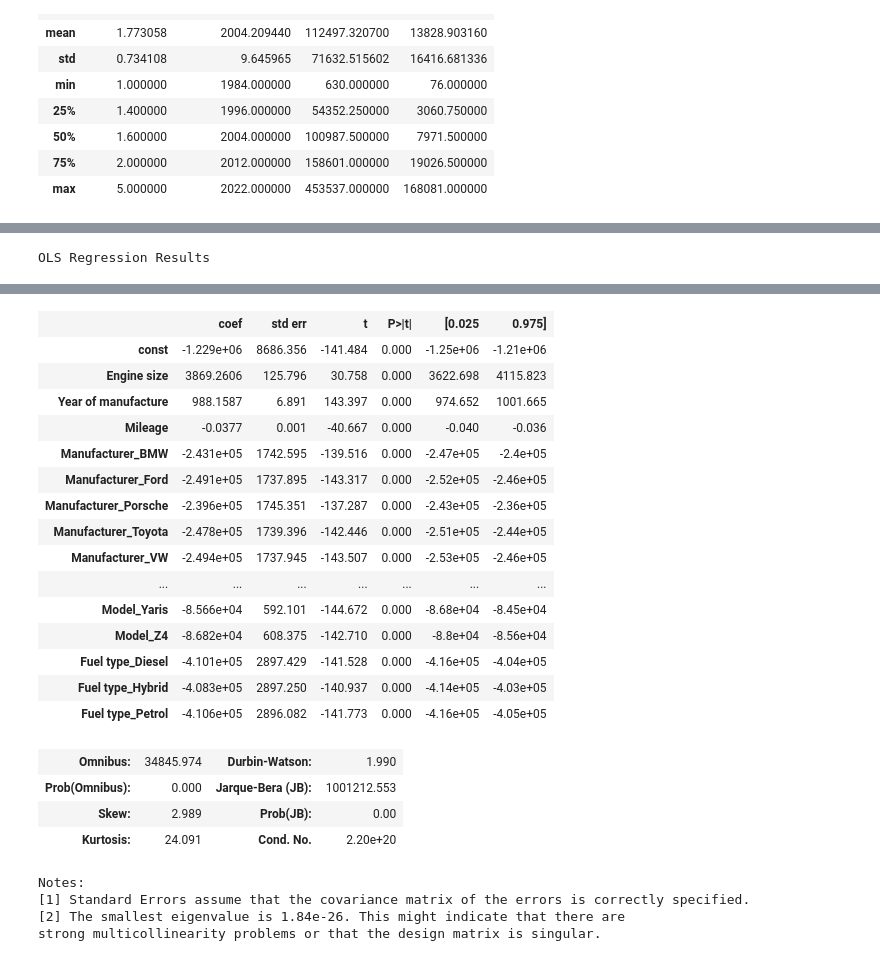
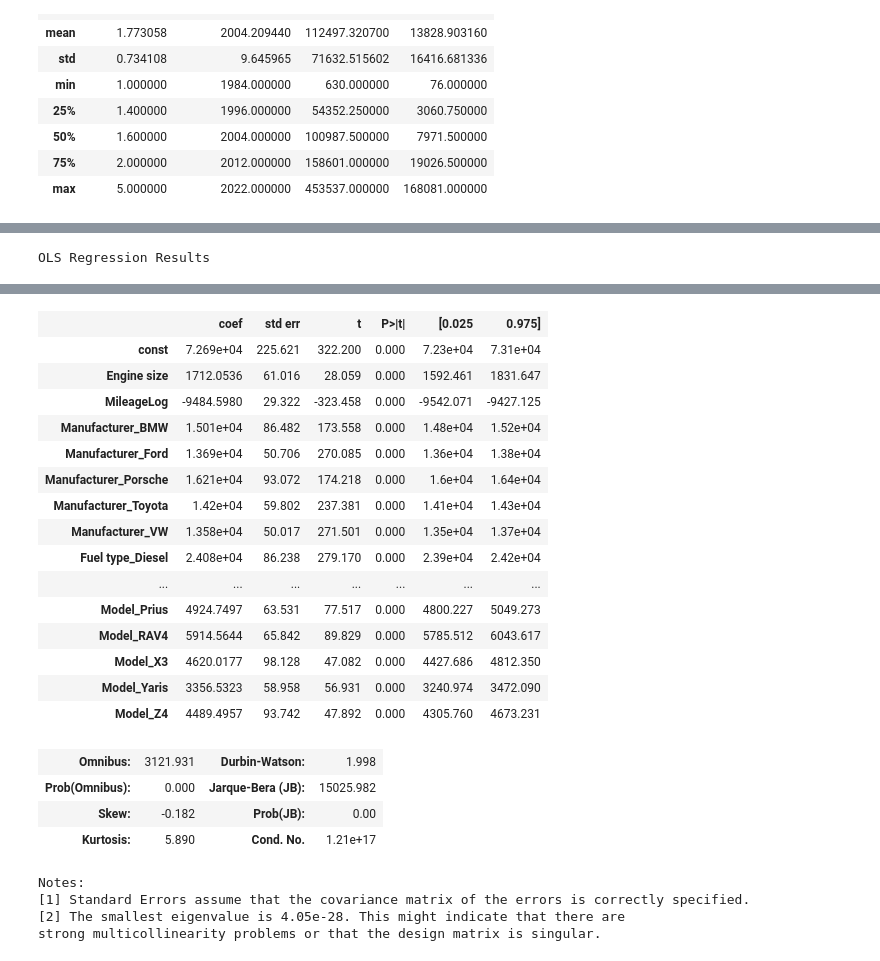
Before and after one commit to kyon4ik/car_price_prediction, a Jupyter notebook: model.ipynb, the cells around one changed output, grey strips where cells are left out. Saved outputs shown, nothing was run; the diff lists cells and outputs as text; code cells hidden in the pictures.

```diff
--- a/model.ipynb
+++ b/model.ipynb
@@ -20,4 +38,16 @@ df.describe()
+# %%
+unused_params = {'Year of manufacture', 'Mileage'}
+dummy_params = list({'Manufacturer', 'Model', 'Fuel type'} - unused_params)
 # %%
-df2 = pd.get_dummies(df, columns=['Manufacturer', 'Model', 'Fuel type'], drop_first=False)
-df2
+params = df_no_outliers.copy()
+
+params['MileageLog'] = np.log(params['Mileage'])
+
+if len(unused_params) > 0:
+    params = params.drop(columns=unused_params)
+
+if len(dummy_params) > 0:
+    params = pd.get_dummies(params, columns=dummy_params, drop_first=False)
+
+params
 # %% [output]
@@ -44,17 +73,0 @@ plt.show()
-# %%
-y = df2['Price']
-x = df2.drop(columns='Price')
-
-results = []
-for col in x.columns:
-    X = sm.add_constant(df2[col])
-    model = sm.OLS(y, X.astype(float)).fit()
-    results.append({
-        'Predictor': col,
-        'Coefficient': model.params[col],
-        'p-value': model.pvalues[col],
-        'R^2': model.rsquared
-    })
-
-results_df = pd.DataFrame(results)
-results_df
@@ -79,6 +74,8 @@ results_df
 # %%
-x_full = sm.add_constant(x)
-model_final = sm.OLS(y, x_full.astype(float)).fit()
-model_final.summary()
+y = params['Price']
+X = params.drop(columns='Price').astype(float)
+X = sm.add_constant(X)
+model = sm.OLS(y, X).fit()
+model.summary()
 # %% [output]
 OLS Regression Results
@@ -93,25 +90,25 @@ OLS Regression Results
 | Covariance Type: | nonrobust |  |  |
 |  | coef | std err | t | P>|t| | [0.025 | 0.975] |
-| const | -1.229e+06 | 8686.356 | -141.484 | 0.000 | -1.25e+06 | -1.21e+06 |
-| Engine size | 3869.2606 | 125.796 | 30.758 | 0.000 | 3622.698 | 4115.823 |
-| Year of manufacture | 988.1587 | 6.891 | 143.397 | 0.000 | 974.652 | 1001.665 |
-| Mileage | -0.0377 | 0.001 | -40.667 | 0.000 | -0.040 | -0.036 |
-| Manufacturer_BMW | -2.431e+05 | 1742.595 | -139.516 | 0.000 | -2.47e+05 | -2.4e+05 |
-| Manufacturer_Ford | -2.491e+05 | 1737.895 | -143.317 | 0.000 | -2.52e+05 | -2.46e+05 |
-| Manufacturer_Porsche | -2.396e+05 | 1745.351 | -137.287 | 0.000 | -2.43e+05 | -2.36e+05 |
-| Manufacturer_Toyota | -2.478e+05 | 1739.396 | -142.446 | 0.000 | -2.51e+05 | -2.44e+05 |
-| Manufacturer_VW | -2.494e+05 | 1737.945 | -143.507 | 0.000 | -2.53e+05 | -2.46e+05 |
+| const | 7.269e+04 | 225.621 | 322.200 | 0.000 | 7.23e+04 | 7.31e+04 |
+| Engine size | 1712.0536 | 61.016 | 28.059 | 0.000 | 1592.461 | 1831.647 |
+| MileageLog | -9484.5980 | 29.322 | -323.458 | 0.000 | -9542.071 | -9427.125 |
+| Manufacturer_BMW | 1.501e+04 | 86.482 | 173.558 | 0.000 | 1.48e+04 | 1.52e+04 |
+| Manufacturer_Ford | 1.369e+04 | 50.706 | 270.085 | 0.000 | 1.36e+04 | 1.38e+04 |
+| Manufacturer_Porsche | 1.621e+04 | 93.072 | 174.218 | 0.000 | 1.6e+04 | 1.64e+04 |
+| Manufacturer_Toyota | 1.42e+04 | 59.802 | 237.381 | 0.000 | 1.41e+04 | 1.43e+04 |
+| Manufacturer_VW | 1.358e+04 | 50.017 | 271.501 | 0.000 | 1.35e+04 | 1.37e+04 |
+| Fuel type_Diesel | 2.408e+04 | 86.238 | 279.170 | 0.000 | 2.39e+04 | 2.42e+04 |
 | ... | ... | ... | ... | ... | ... | ... |
-| Model_Yaris | -8.566e+04 | 592.101 | -144.672 | 0.000 | -8.68e+04 | -8.45e+04 |
-| Model_Z4 | -8.682e+04 | 608.375 | -142.710 | 0.000 | -8.8e+04 | -8.56e+04 |
-| Fuel type_Diesel | -4.101e+05 | 2897.429 | -141.528 | 0.000 | -4.16e+05 | -4.04e+05 |
-| Fuel type_Hybrid | -4.083e+05 | 2897.250 | -140.937 | 0.000 | -4.14e+05 | -4.03e+05 |
-| Fuel type_Petrol | -4.106e+05 | 2896.082 | -141.773 | 0.000 | -4.16e+05 | -4.05e+05 |
+| Model_Prius | 4924.7497 | 63.531 | 77.517 | 0.000 | 4800.227 | 5049.273 |
+| Model_RAV4 | 5914.5644 | 65.842 | 89.829 | 0.000 | 5785.512 | 6043.617 |
+| Model_X3 | 4620.0177 | 98.128 | 47.082 | 0.000 | 4427.686 | 4812.350 |
+| Model_Yaris | 3356.5323 | 58.958 | 56.931 | 0.000 | 3240.974 | 3472.090 |
+| Model_Z4 | 4489.4957 | 93.742 | 47.892 | 0.000 | 4305.760 | 4673.231 |
-| Omnibus: | 34845.974 | Durbin-Watson: | 1.990 |
-| Prob(Omnibus): | 0.000 | Jarque-Bera (JB): | 1001212.553 |
-| Skew: | 2.989 | Prob(JB): | 0.00 |
-| Kurtosis: | 24.091 | Cond. No. | 2.20e+20 |
+| Omnibus: | 3121.931 | Durbin-Watson: | 1.998 |
+| Prob(Omnibus): | 0.000 | Jarque-Bera (JB): | 15025.982 |
+| Skew: | -0.182 | Prob(JB): | 0.00 |
+| Kurtosis: | 5.890 | Cond. No. | 1.21e+17 |
 Notes:
 [1] Standard Errors assume that the covariance matrix of the errors is correctly specified.
-[2] The smallest eigenvalue is 1.84e-26. This might indicate that there are
+[2] The smallest eigenvalue is 4.05e-28. This might indicate that there are
 strong multicollinearity problems or that the design matrix is singular.
```
Also changed, not shown: parts of 11 cells of this notebook, 1 other file.
